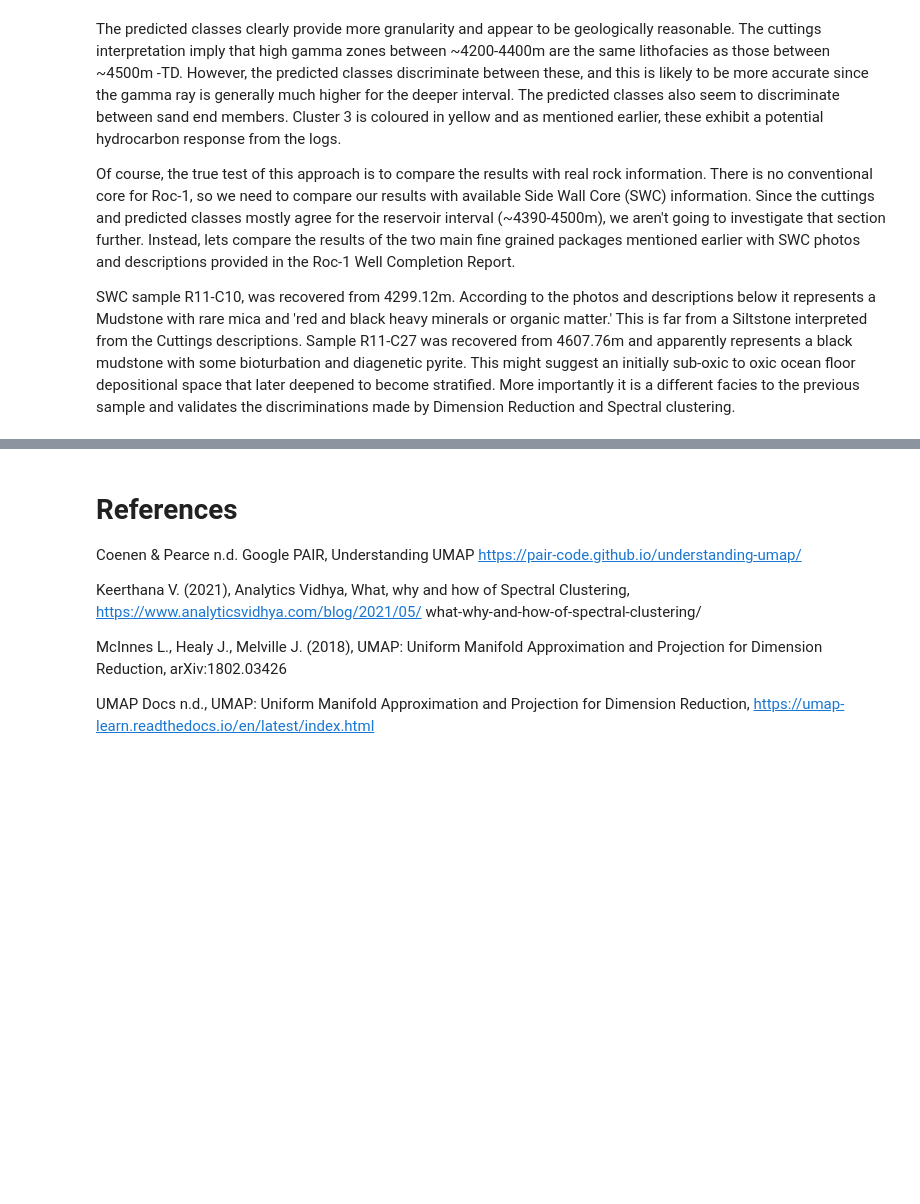
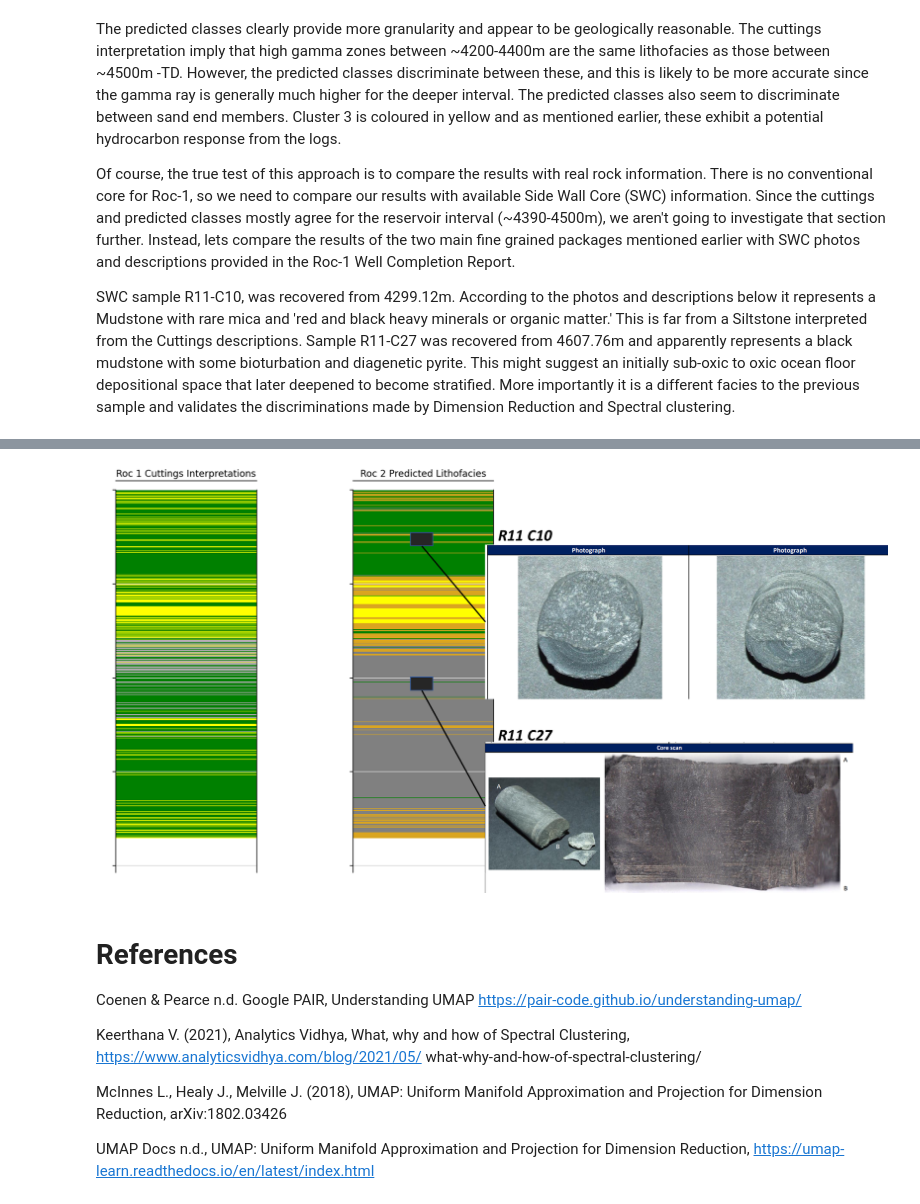
Before and after one commit to DaveBrig/Unsupervised_Facies_Prediction_WirelineLogs, a Jupyter notebook: codes/Unsupervised_ML_Wireline.ipynb, the cells around one changed output, grey strips where cells are left out. Cells and saved outputs as stored; diff of their text form; code cells hidden in the pictures; blank space fills up the shorter version.

Commit message:
update SWC Image

```diff
--- a/codes/Unsupervised_ML_Wireline.ipynb
+++ b/codes/Unsupervised_ML_Wireline.ipynb
@@ -340,3 +337,7 @@ SWC sample R11-C10, was recovered from 4299.12m.  According to the photos and de
+# %%
+Image("SWC.png")
+# %% [output]
+[figure, added]
 # %% [markdown]
 # References
 Coenen & Pearce n.d. Google PAIR, Understanding UMAP https://pair-code.github.io/understanding-umap/
```
Also changed, not shown: parts of 2 cells of this notebook.
